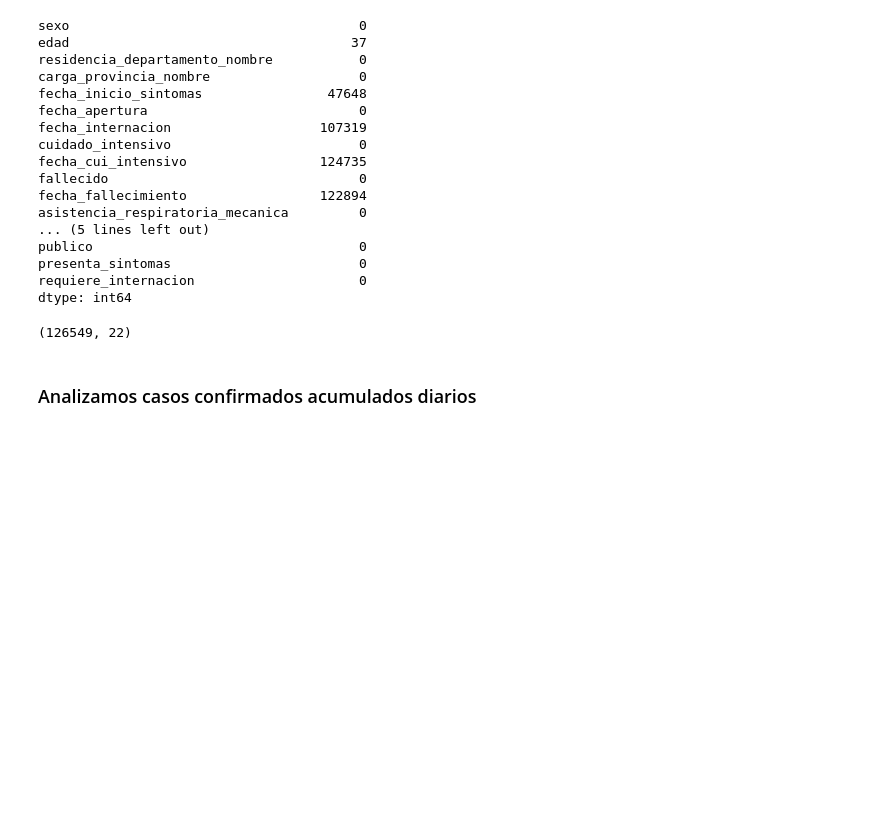
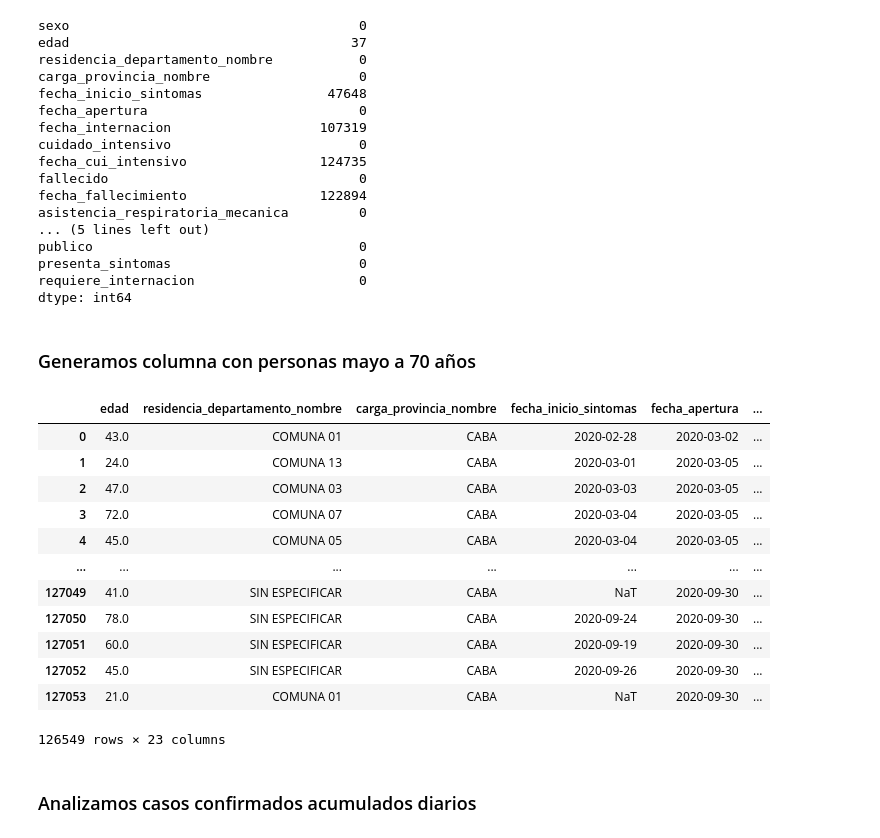
Before and after one commit to tomiambro/clusterai2020_grupo1, a Jupyter notebook: EDA_Proyecto_Final.ipynb, the cells around one changed output. Cells and saved outputs as stored; diff of their text form; code cells hidden in the pictures; blank space fills up the shorter version.

```diff
--- a/EDA_Proyecto_Final.ipynb
+++ b/EDA_Proyecto_Final.ipynb
@@ -200,10 +200,27 @@ df_confirmados = df_confirmados.drop(df_confirmados.loc[df_confirmados.sexo == '
 df_confirmados = pd.get_dummies(data=df_confirmados, columns=['sexo'])
 # %%
 df_confirmados['confirmado'] = 1
-# %%
-df_confirmados.shape
-# %% [output]
-(126549, 22)
+# %% [markdown]
+### Generamos columna con personas mayo a 70 años
+# %%
+mayor_65 = np.where(df_confirmados.edad >= 65, 1, 0)
+df_confirmados['mayor_65'] = mayor_65
+
+df_confirmados
+# %% [output]
+|  | edad | residencia_departamento_nombre | carga_provincia_nombre | fecha_inicio_sintomas | fecha_apertura | ... |
+| 0 | 43.0 | COMUNA 01 | CABA | 2020-02-28 | 2020-03-02 | ... |
+| 1 | 24.0 | COMUNA 13 | CABA | 2020-03-01 | 2020-03-05 | ... |
+| 2 | 47.0 | COMUNA 03 | CABA | 2020-03-03 | 2020-03-05 | ... |
+| 3 | 72.0 | COMUNA 07 | CABA | 2020-03-04 | 2020-03-05 | ... |
+| 4 | 45.0 | COMUNA 05 | CABA | 2020-03-04 | 2020-03-05 | ... |
+| ... | ... | ... | ... | ... | ... | ... |
+| 127049 | 41.0 | SIN ESPECIFICAR | CABA | NaT | 2020-09-30 | ... |
+| 127050 | 78.0 | SIN ESPECIFICAR | CABA | 2020-09-24 | 2020-09-30 | ... |
+| 127051 | 60.0 | SIN ESPECIFICAR | CABA | 2020-09-19 | 2020-09-30 | ... |
+| 127052 | 45.0 | SIN ESPECIFICAR | CABA | 2020-09-26 | 2020-09-30 | ... |
+| 127053 | 21.0 | COMUNA 01 | CABA | NaT | 2020-09-30 | ... |
+126549 rows × 23 columns
 # %% [markdown]
 ### Analizamos casos confirmados acumulados diarios
 # %%
```
Also changed, not shown: parts of 6 cells of this notebook.
